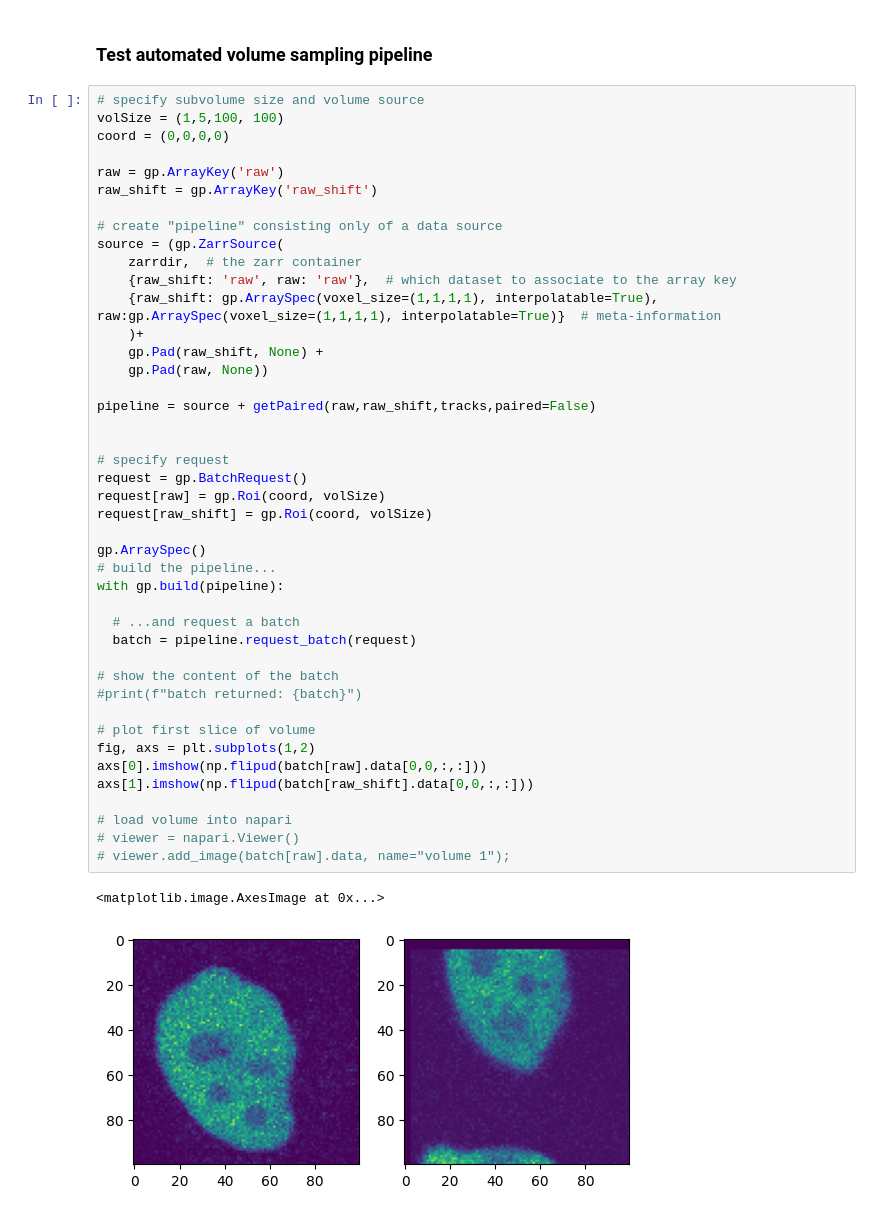
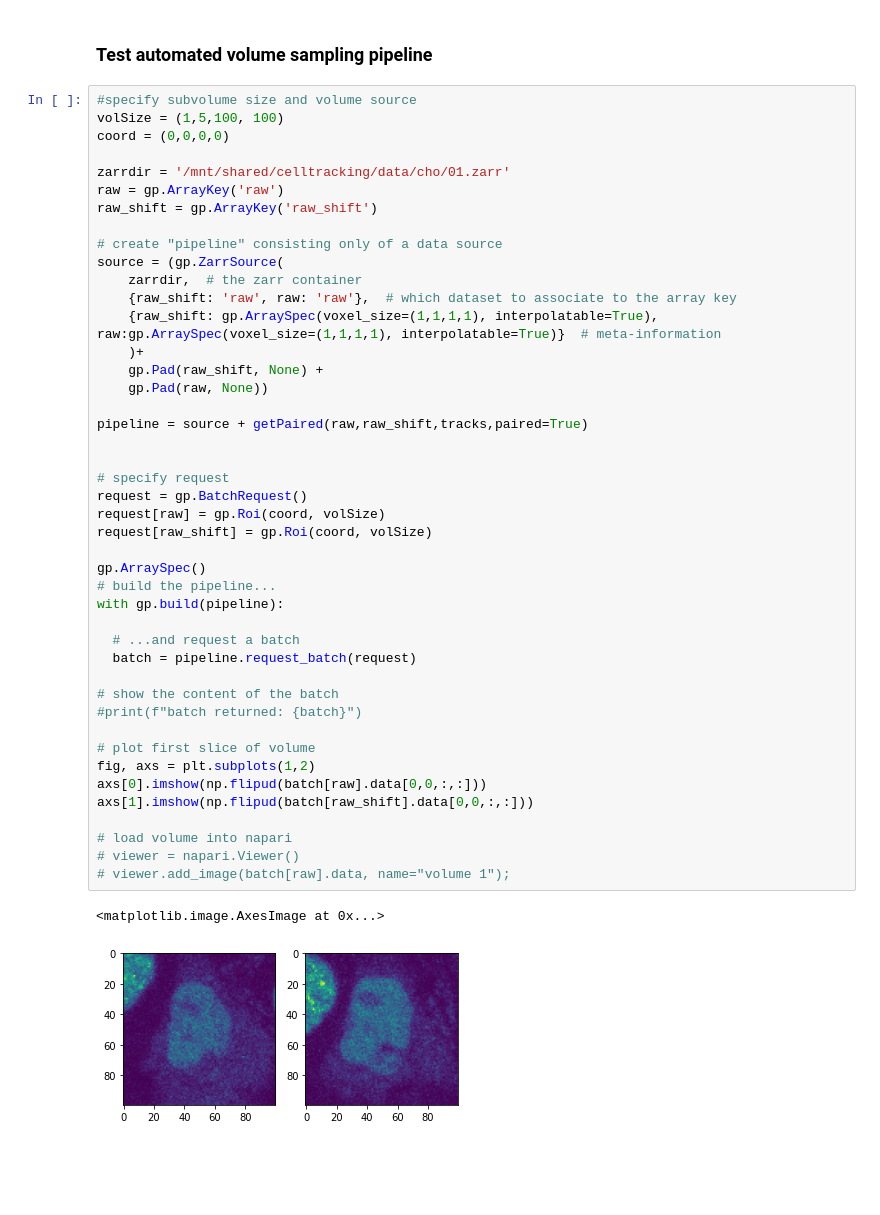
Before and after one commit to KlausYserentant/DLMBL_celltracking, a Jupyter notebook: dataloader.ipynb, the cells around one changed output. Drawn from its saved outputs; the diff is of its cells as text; blank space fills up the shorter version.

```diff
--- a/dataloader.ipynb
+++ b/dataloader.ipynb
@@ -265,10 +277,11 @@ class getPaired(gp.BatchFilter):
 # %% [markdown]
 ### Test automated volume sampling pipeline
 # %%
-# specify subvolume size and volume source
+#specify subvolume size and volume source
 volSize = (1,5,100, 100)
 coord = (0,0,0,0)
 
+zarrdir = '/mnt/shared/celltracking/data/cho/01.zarr'
 raw = gp.ArrayKey('raw')
 raw_shift = gp.ArrayKey('raw_shift')
 
@@ -281,32 +294,32 @@ source = (gp.ZarrSource(
     gp.Pad(raw_shift, None) +
     gp.Pad(raw, None))
 
-pipeline = source + getPaired(raw,raw_shift,tracks,paired=False)
+pipeline = source + getPaired(raw,raw_shift,tracks,paired=True)
 
 
 # specify request
 request = gp.BatchRequest()
 request[raw] = gp.Roi(coord, volSize)
 request[raw_shift] = gp.Roi(coord, volSize)
 
 gp.ArraySpec()
 # build the pipeline...
 with gp.build(pipeline):
 
   # ...and request a batch
   batch = pipeline.request_batch(request)
 
 # show the content of the batch
 #print(f"batch returned: {batch}")
 
 # plot first slice of volume
 fig, axs = plt.subplots(1,2)
 axs[0].imshow(np.flipud(batch[raw].data[0,0,:,:]))
 axs[1].imshow(np.flipud(batch[raw_shift].data[0,0,:,:]))
 
 # load volume into napari
 # viewer = napari.Viewer()
 # viewer.add_image(batch[raw].data, name="volume 1");
 # %% [output]
 <matplotlib.image.AxesImage at 0x...>
-[figure, old version]
+[figure, new version]
```
Also changed, not shown: parts of 5 cells of this notebook, 5 other files.
